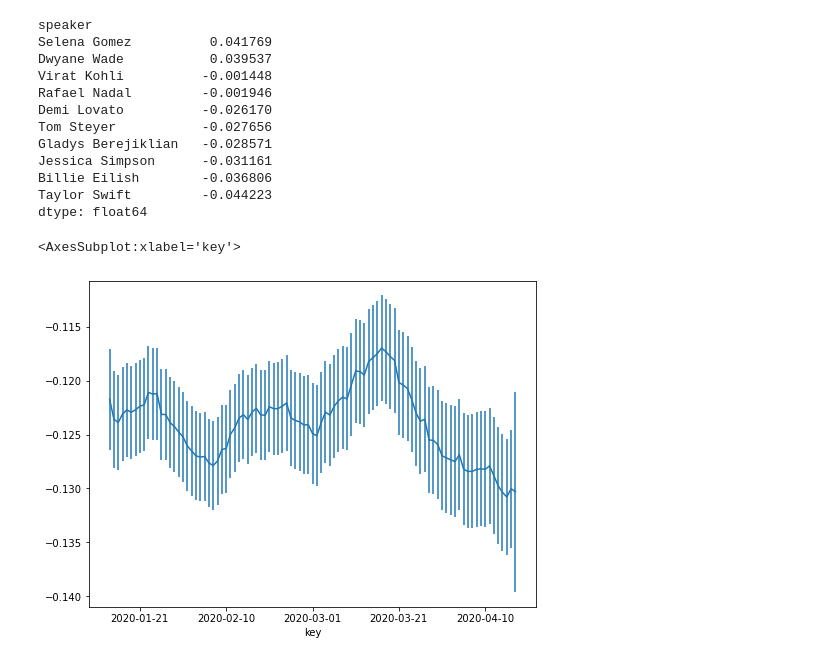
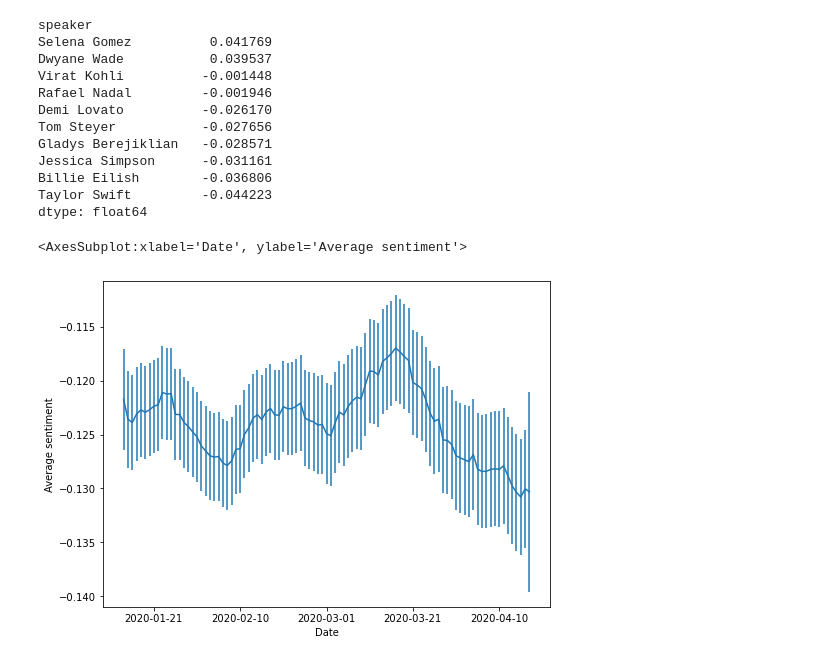
Before and after one commit to epfl-ada/ada-2021-project-k-beans, a Jupyter notebook: sentiment.ipynb, the cells around one changed output. Saved outputs shown, nothing was run; the diff lists cells and outputs as text; code cells hidden in the pictures.

```diff
--- a/sentiment.ipynb
+++ b/sentiment.ipynb
@@ -219,7 +219,7 @@ sentiment_through_time = df \
 mavg = sentiment_through_time.rolling(14).mean()
 # %%
 plt.figure(figsize=(8, 6))
-mavg['mean'].plot.line(yerr=mavg['sem'], ylabel='date', xlabel='Average sentiment')
+mavg['mean'].plot.line(yerr=mavg['sem'], ylabel='Average sentiment', xlabel='Date')
 # %% [output]
-<AxesSubplot:xlabel='key'>
+<AxesSubplot:xlabel='Date', ylabel='Average sentiment'>
-[figure, old version]
+[figure, new version]
```
